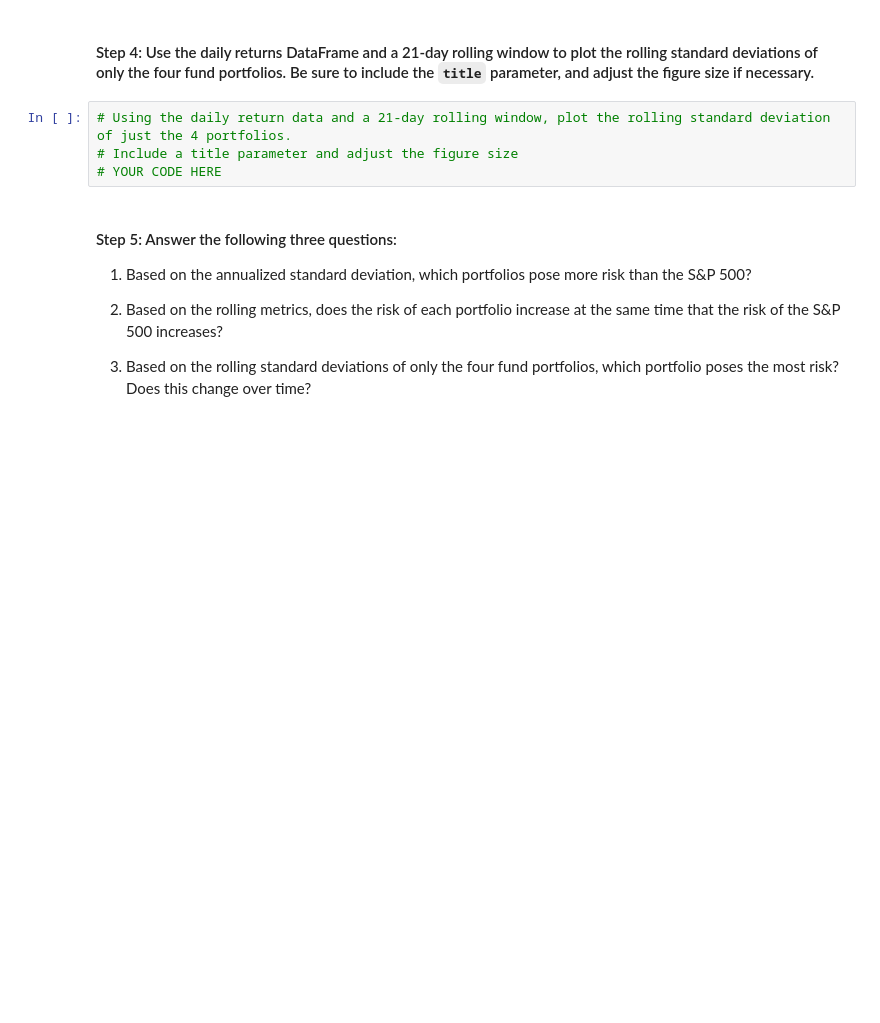
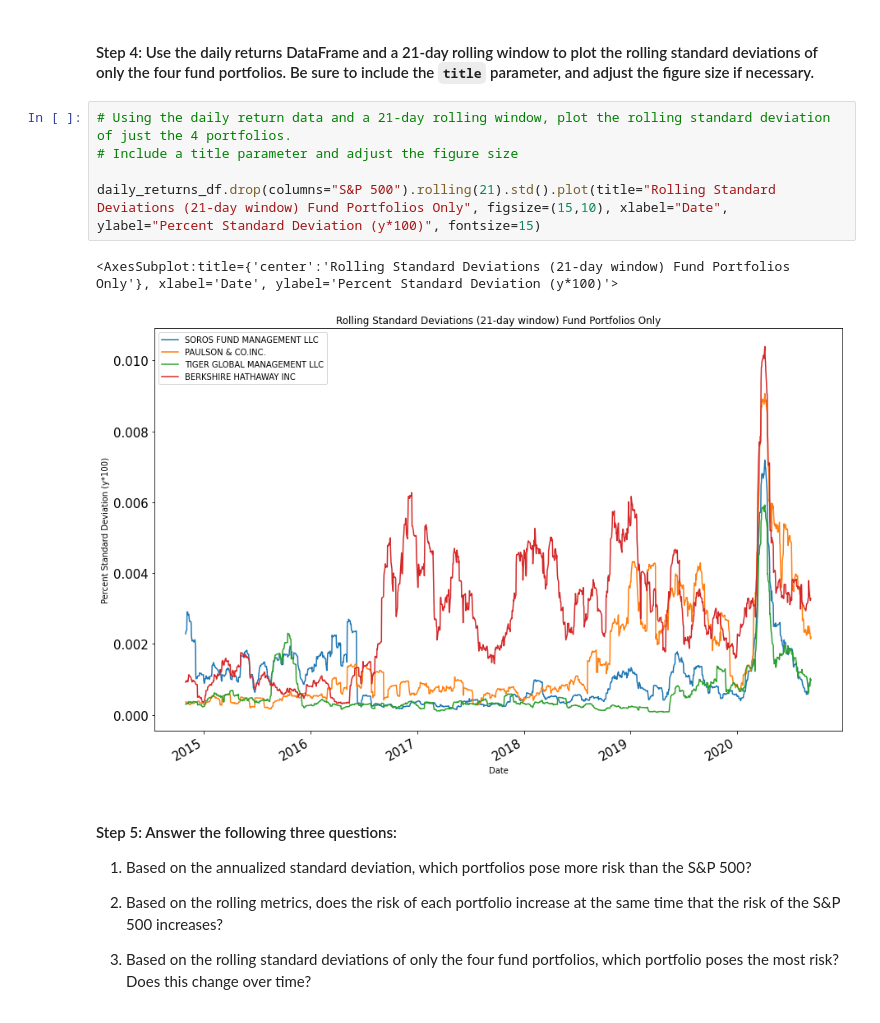
Before and after one commit to ccharafeddine/Module_4_Challenge, a Jupyter notebook: risk_return_analysis.ipynb, the cells around one changed output. Cells and saved outputs as stored; diff of their text form; blank space fills up the shorter version.

```diff
--- a/risk_return_analysis.ipynb
+++ b/risk_return_analysis.ipynb
@@ -277,7 +304,11 @@ Evaluate the risk profile of each portfolio by using the standard deviation and
 # %%
 # Using the daily return data and a 21-day rolling window, plot the rolling standard deviation of just the 4 portfolios.
 # Include a title parameter and adjust the figure size
-# YOUR CODE HERE
+
+daily_returns_df.drop(columns="S&P 500").rolling(21).std().plot(title="Rolling Standard Deviations (21-day window) Fund Portfolios Only", figsize=(15,10), xlabel="Date", ylabel="Percent Standard Deviation (y*100)", fontsize=15)
+# %% [output]
+<AxesSubplot:title={'center':'Rolling Standard Deviations (21-day window) Fund Portfolios Only'}, xlabel='Date', ylabel='Percent Standard Deviation (y*100)'>
+[figure, added]
 # %% [markdown]
 #### Step 5: Answer the following three questions:
 
```
Also changed, not shown: parts of 15 cells of this notebook.
